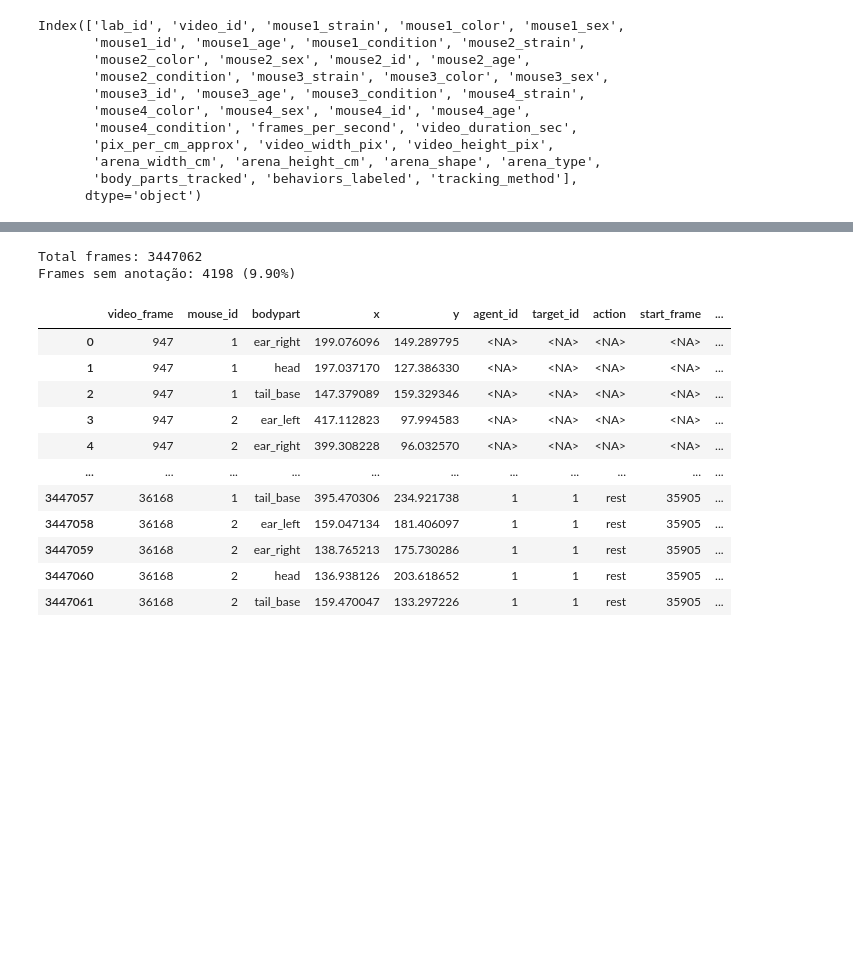
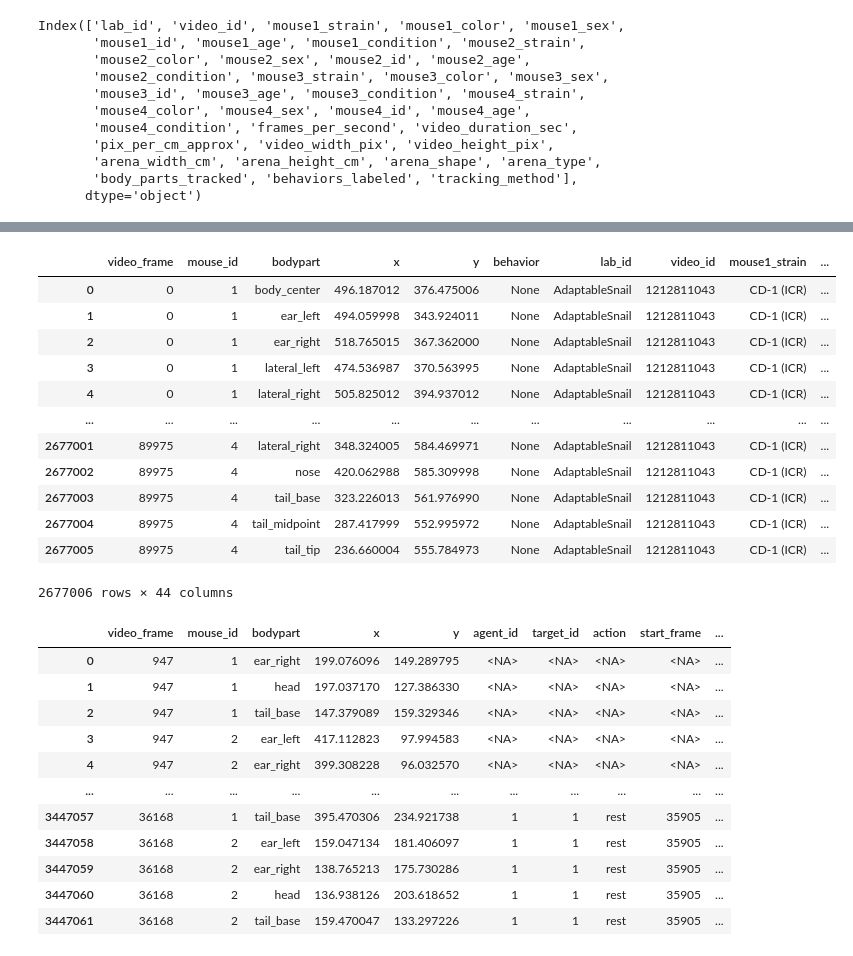
Before and after one commit to Lucas-023/ratos, a Jupyter notebook: ratos_1.ipynb, the cells around one changed output, grey strips where cells are left out. Saved outputs shown, nothing was run; the diff lists cells and outputs as text; code cells hidden in the pictures; blank space fills up the shorter version.

```diff
--- a/ratos_1.ipynb
+++ b/ratos_1.ipynb
@@ -126,35 +114,29 @@ print(df_final.head())
 # %%
 import pandas as pd
+from pathlib import Path
 
-# Cria IntervalIndex
-intervals = pd.IntervalIndex.from_arrays(df_annotations['start_frame'],
-                                         df_annotations['stop_frame'],
-                                         closed='both')
+# Pasta onde os arquivos processados foram salvos
+processed_folder = Path("MABe-mouse-behavior-detection/processed_videos")
 
-# Inicializa contagem de frames com anotação
-frames_with_annotation = set()
+# Exemplo: carregar um vídeo pelo id
+video_id = 1212811043
+df = pd.read_parquet(processed_folder / f"{video_id}_processed.parquet")
 
-# Itera pelas anotações (eficiente mesmo para milhões de frames)
-for i, row in df_annotations.iterrows():
-    frames_in_row = df_tracking.loc[
-        (df_tracking['video_frame'] >= row['start_frame']) &
-        (df_tracking['video_frame'] <= row['stop_frame']),
-        'video_frame'
-    ]
-    frames_with_annotation.update(frames_in_row)
-
-# Todos os frames do tracking
-all_frames = set(df_tracking['video_frame'])
-
-# Frames sem anotação
-frames_no_annotation = all_frames - frames_with_annotation
-
-print(f"Total frames: {len(df_tracking)}")
-print(f"Frames sem anotação: {len(frames_no_annotation)} "
-      f"({len(frames_no_annotation)/len(all_frames)*100:.2f}%)")
+df
 # %% [output]
+|  | video_frame | mouse_id | bodypart | x | y | behavior | lab_id | video_id | mouse1_strain | ... |
+| 0 | 0 | 1 | body_center | 496.187012 | 376.475006 | None | AdaptableSnail | 1212811043 | CD-1 (ICR) | ... |
+| 1 | 0 | 1 | ear_left | 494.059998 | 343.924011 | None | AdaptableSnail | 1212811043 | CD-1 (ICR) | ... |
+| 2 | 0 | 1 | ear_right | 518.765015 | 367.362000 | None | AdaptableSnail | 1212811043 | CD-1 (ICR) | ... |
+| 3 | 0 | 1 | lateral_left | 474.536987 | 370.563995 | None | AdaptableSnail | 1212811043 | CD-1 (ICR) | ... |
+| 4 | 0 | 1 | lateral_right | 505.825012 | 394.937012 | None | AdaptableSnail | 1212811043 | CD-1 (ICR) | ... |
+| ... | ... | ... | ... | ... | ... | ... | ... | ... | ... | ... |
+| 2677001 | 89975 | 4 | lateral_right | 348.324005 | 584.469971 | None | AdaptableSnail | 1212811043 | CD-1 (ICR) | ... |
+| 2677002 | 89975 | 4 | nose | 420.062988 | 585.309998 | None | AdaptableSnail | 1212811043 | CD-1 (ICR) | ... |
+| 2677003 | 89975 | 4 | tail_base | 323.226013 | 561.976990 | None | AdaptableSnail | 1212811043 | CD-1 (ICR) | ... |
+| 2677004 | 89975 | 4 | tail_midpoint | 287.417999 | 552.995972 | None | AdaptableSnail | 1212811043 | CD-1 (ICR) | ... |
+| 2677005 | 89975 | 4 | tail_tip | 236.660004 | 555.784973 | None | AdaptableSnail | 1212811043 | CD-1 (ICR) | ... |
-Total frames: 3447062
-Frames sem anotação: 4198 (9.90%)
+2677006 rows × 44 columns
 # %%
 df_merged
 # %% [output]
```
Also changed, not shown: parts of 2 cells of this notebook.
